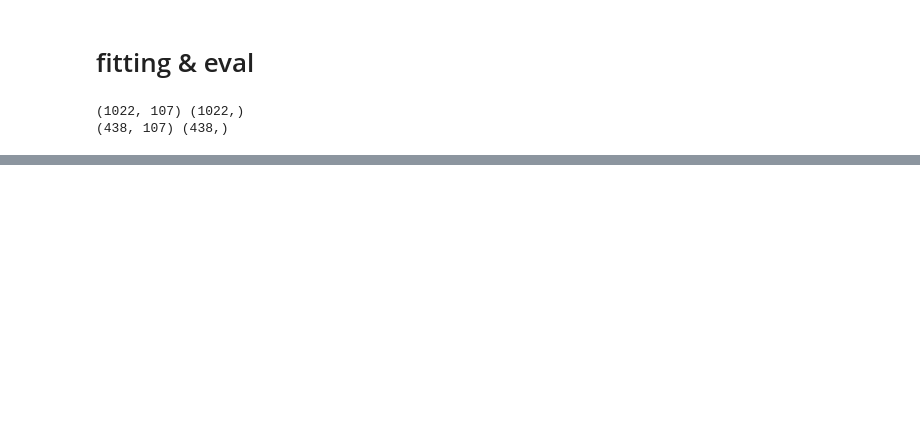
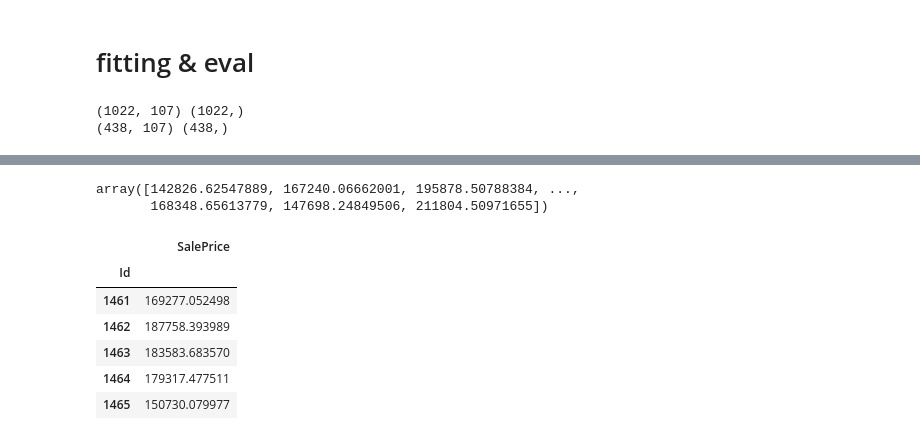
Before and after one commit to WontaeKim89/house_prices_data_analysis, a Jupyter notebook: house-prices-data-analysis.ipynb, the cells around one changed output, grey strips where cells are left out. Cells and saved outputs as stored; diff of their text form; code cells hidden in the pictures; blank space fills up the shorter version.

```diff
--- a/house-prices-data-analysis.ipynb
+++ b/house-prices-data-analysis.ipynb
@@ -827,0 +890,15 @@ Wall time: 10.2 ms
+# %%
+y_test_pred
+# %% [output]
+array([142826.62547889, 167240.06662001, 195878.50788384, ...,
+       168348.65613779, 147698.24849506, 211804.50971655])
+# %%
+submission.head()
+# %% [output]
+|  | SalePrice |
+| Id |  |
+| 1461 | 169277.052498 |
+| 1462 | 187758.393989 |
+| 1463 | 183583.683570 |
+| 1464 | 179317.477511 |
+| 1465 | 150730.079977 |
```
Also changed, not shown: parts of 17 cells of this notebook.
